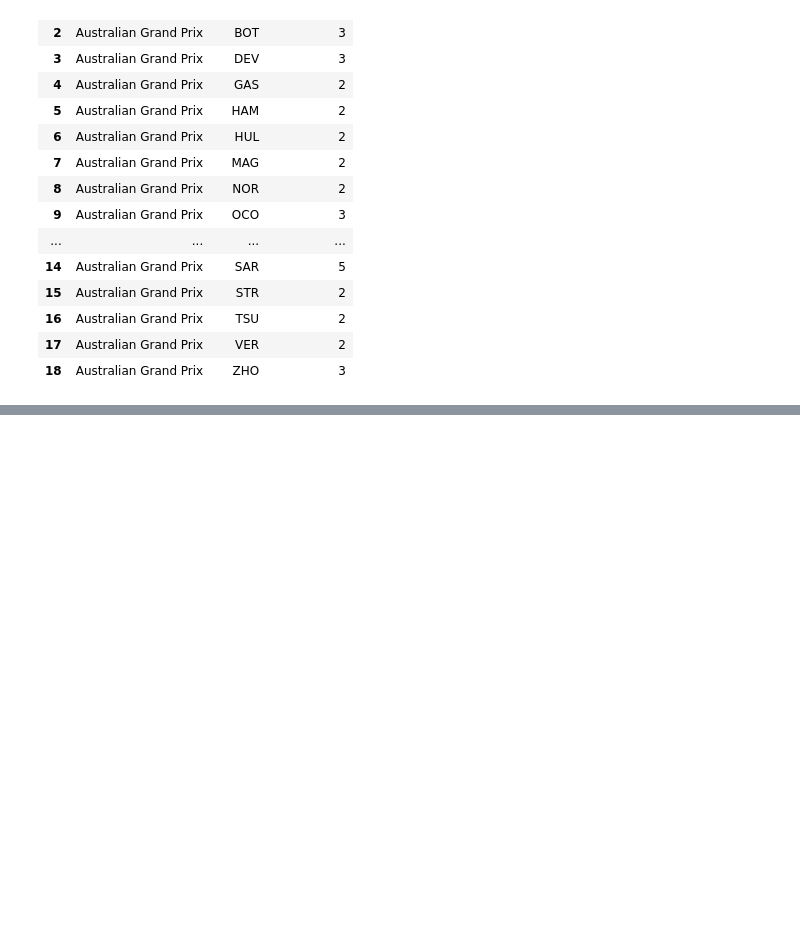
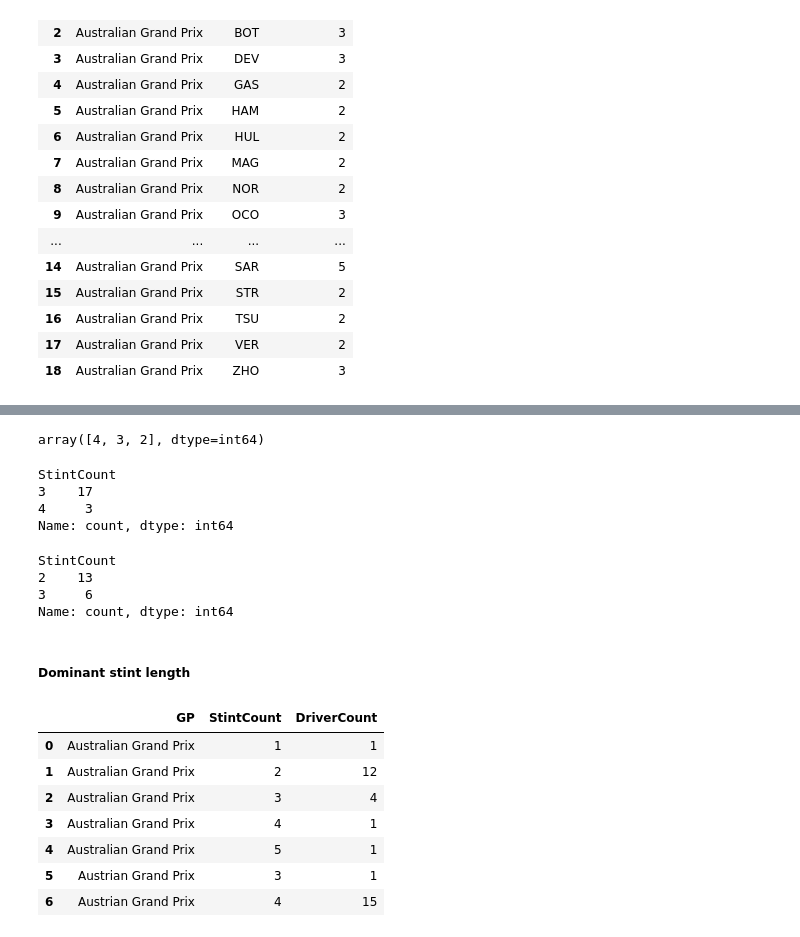
Before and after one commit to UsualSuspect09/F1-Race-Strat-Engine, a Jupyter notebook: Feature_Engg_2023.ipynb, the cells around one changed output, grey strips where cells are left out. Cells and saved outputs as stored; diff of their text form; code cells hidden in the pictures; blank space fills up the shorter version.

```diff
--- a/Feature_Engg_2023.ipynb
+++ b/Feature_Engg_2023.ipynb
@@ -1509,0 +1538,44 @@ stints_per_driver[stints_per_driver['GP'] == 'Australian Grand Prix']
+# %%
+stints_per_driver[stints_per_driver['GP'] == 'Spanish Grand Prix']['StintCount'].unique()
+stints_per_driver[stints_per_driver['GP'] == 'Italian Grand Prix']['StintCount'].unique()
+stints_per_driver[stints_per_driver['GP'] == 'Belgian Grand Prix']['StintCount'].unique()
+# %% [output]
+array([4, 3, 2], dtype=int64)
+# %%
+# Count of drivers per stint count for Spanish Grand Prix
+stints_per_driver[stints_per_driver['GP'] == 'Spanish Grand Prix']['StintCount'].value_counts().sort_index()
+
+# Alternative using groupby:
+# stints_per_driver[stints_per_driver['GP'] == 'Spanish Grand Prix'].groupby('StintCount')['Driver'].count()
+# %% [output]
+StintCount
+3    17
+4     3
+Name: count, dtype: int64
+# %%
+stints_per_driver[stints_per_driver['GP'] == 'Italian Grand Prix']['StintCount'].value_counts().sort_index()
+# %% [output]
+StintCount
+2    13
+3     6
+Name: count, dtype: int64
+# %% [markdown]
+##### Dominant stint length
+# %%
+# to count how many drivers used each stint_count per GP
+gp_stint_count = (
+    stints_per_driver
+    .groupby(['GP', 'StintCount'])
+    .size()
+    .reset_index(name='DriverCount')
+)
+gp_stint_count.head(7)
+# %% [output]
+|  | GP | StintCount | DriverCount |
+| 0 | Australian Grand Prix | 1 | 1 |
+| 1 | Australian Grand Prix | 2 | 12 |
+| 2 | Australian Grand Prix | 3 | 4 |
+| 3 | Australian Grand Prix | 4 | 1 |
+| 4 | Australian Grand Prix | 5 | 1 |
+| 5 | Austrian Grand Prix | 3 | 1 |
+| 6 | Austrian Grand Prix | 4 | 15 |
```
Also changed, not shown: parts of 6 cells of this notebook.
